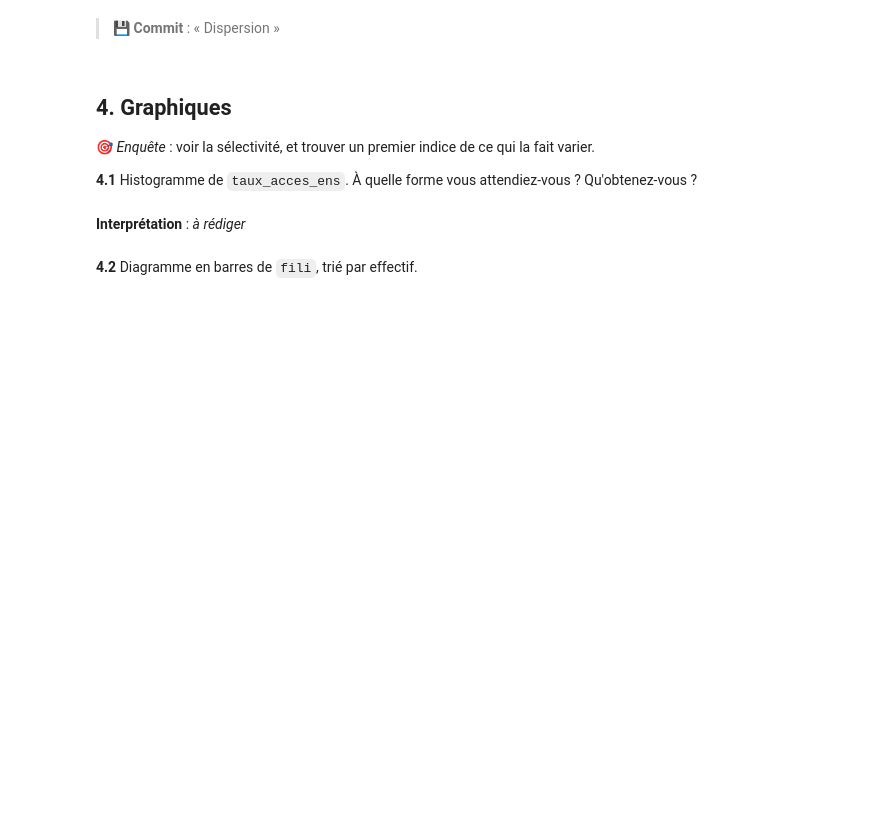
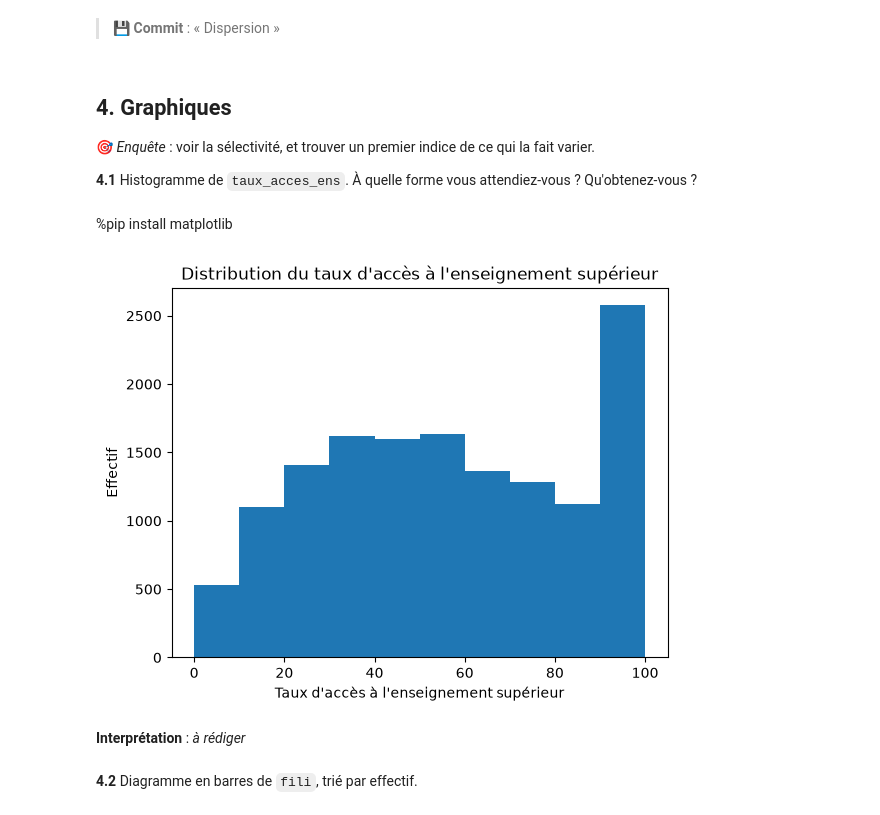
Before and after one commit to AhmedJr-ops/Parcoursup, a Jupyter notebook: TP_Parcoursup.ipynb, the cells around one changed output. Drawn from its saved outputs; the diff is of its cells as text; code cells hidden in the pictures; blank space fills up the shorter version.

```diff
--- a/TP_Parcoursup.ipynb
+++ b/TP_Parcoursup.ipynb
@@ -197,18 +195,19 @@ Coefficient de variation : 1.6721318872177755
 🎯 *Enquête* : voir la sélectivité, et trouver un premier indice de ce qui la fait varier.
 
 **4.1** Histogramme de `taux_acces_ens`. À quelle forme vous attendiez-vous ? Qu'obtenez-vous ?
+# %% [markdown]
+%pip install matplotlib
 # %%
+
 import matplotlib.pyplot as plt
 
-# Génération de l'histogramme
-plt.figure(figsize=(8, 5))
-plt.hist(df["taux_acces_ens"].dropna(), bins=20, edgecolor="black", color="skyblue")
-plt.title("Distribution du taux d'accès des formations")
-plt.xlabel("Taux d'accès (%)")
-plt.ylabel("Nombre de formations")
-plt.grid(axis="y", alpha=0.75)
-plt.tight_layout()
+plt.hist(df["taux_acces_ens"], bins=10)
+plt.xlabel("Taux d'accès à l'enseignement supérieur")
+plt.ylabel("Effectif")
+plt.title("Distribution du taux d'accès à l'enseignement supérieur")
 plt.show()
+# %% [output]
+[figure, added]
 # %% [markdown]
 **Interprétation** : _à rédiger_
 # %% [markdown]
```
Also changed, not shown: parts of 4 cells of this notebook.
